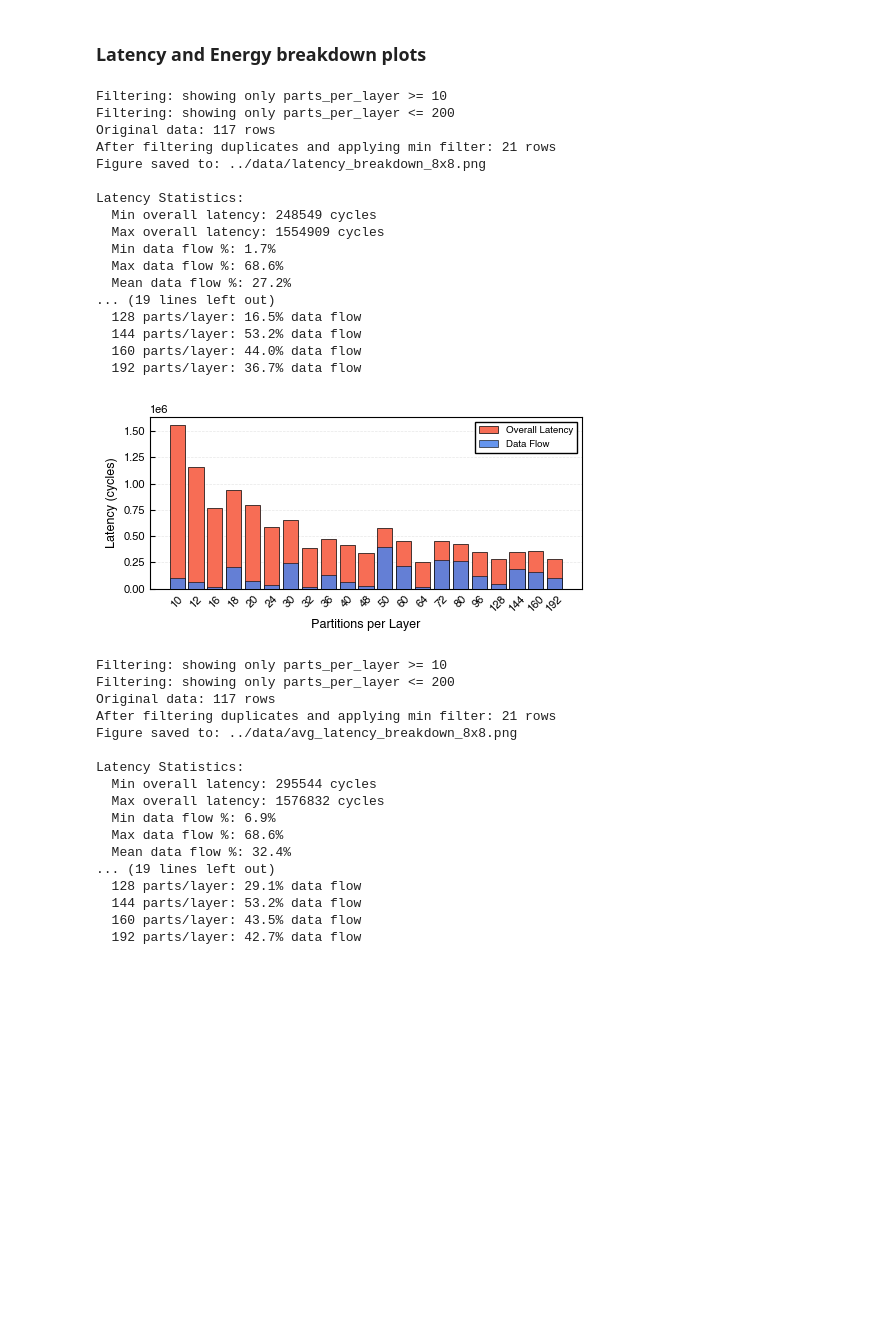
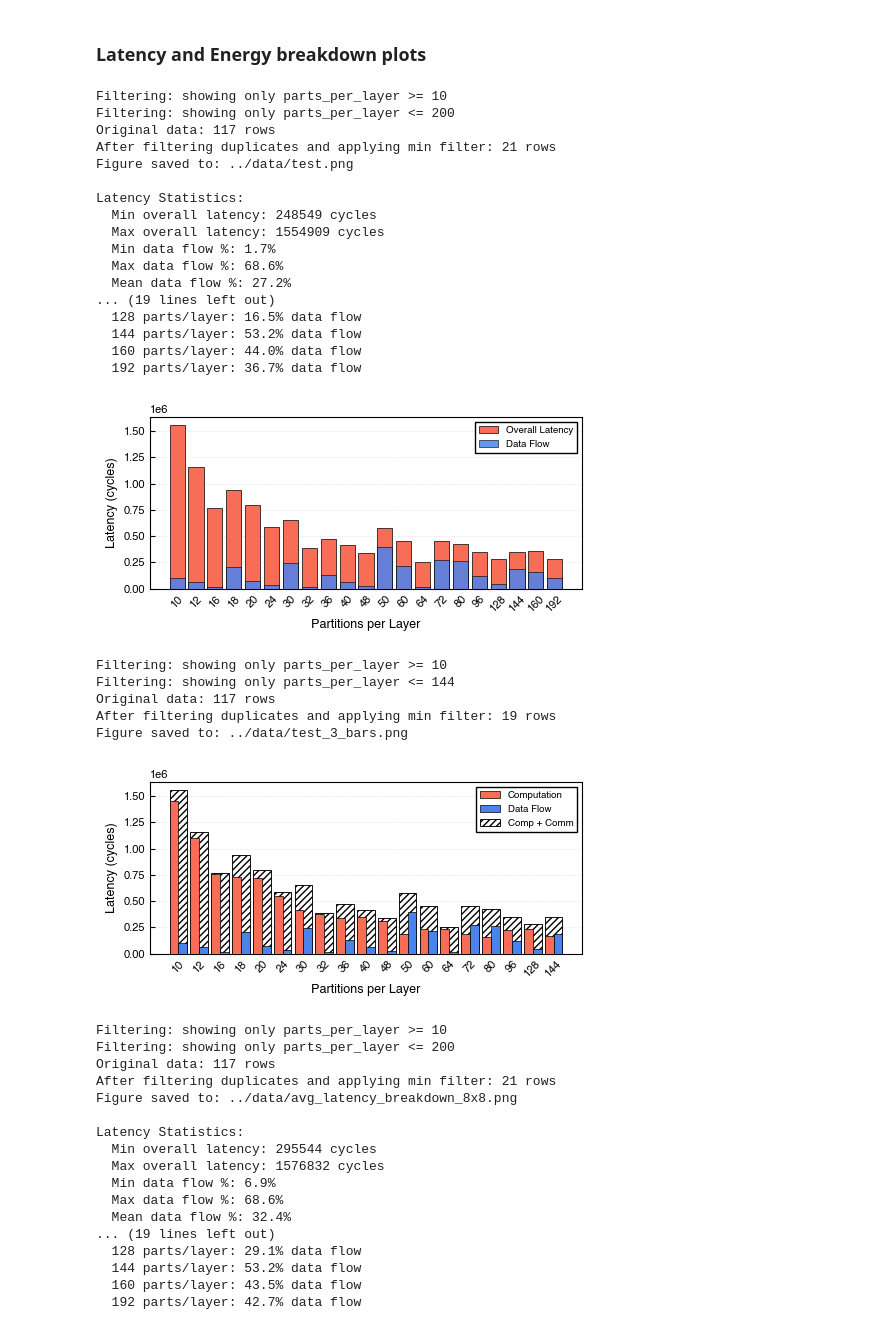
Before and after one commit to jjastrz14/ReNOS, a Jupyter notebook: notebooks/NoC_comparisons.ipynb, the cells around one changed output. Cells and saved outputs as stored; diff of their text form; code cells hidden in the pictures; blank space fills up the shorter version.

```diff
--- a/notebooks/NoC_comparisons.ipynb
+++ b/notebooks/NoC_comparisons.ipynb
@@ -712,12 +867,12 @@ def plot_latency_breakdown_ieee(csv_path, figsize=(5.0, 2.5), save_path=None, dp
 # %%
-data_energy = '../data/light_noc_comp/Latency_energy_results_ResNet32_early_blocks_8x8.csv'
-data_energy_12x12 = '../data/light_noc_comp_2/Latency_energy_results_ResNet32_early_blocks_12x12.csv'
+data_energy = '../data/light_noc_comp_8x8_10October/Latency_energy_results_ResNet32_early_blocks_8x8.csv'
+data_energy_12x12 = '../data/light_noc_comp_12x12_10October/Latency_energy_results_ResNet32_early_blocks_12x12.csv'
 # %%
 # Generate the latency breakdown bar plot
 fig, ax = plot_latency_breakdown_ieee(
     csv_path=data_energy,
     figsize=(5.0, 2.5),  # Wider than the previous plot
-    save_path='../data/latency_breakdown_8x8.png',
+    save_path='../data/test.png',
     dpi=800,
     min_parts_per_layer=10,  # Only show results for 8+ partitions per layer
     max_parts_per_layer=200,
@@ -730,7 +885,7 @@ Filtering: showing only parts_per_layer >= 10
 Filtering: showing only parts_per_layer <= 200
 Original data: 117 rows
 After filtering duplicates and applying min filter: 21 rows
-Figure saved to: ../data/latency_breakdown_8x8.png
+Figure saved to: ../data/test.png
 
 Latency Statistics:
   Min overall latency: 248549 cycles
@@ -744,6 +899,25 @@ Latency Statistics:
   160 parts/layer: 44.0% data flow
   192 parts/layer: 36.7% data flow
 [figure]
+# %%
+fig, ax = plot_latency_breakdown_new_3_bars(
+    csv_path=data_energy,
+    figsize=(5.0, 2.5),  # Wider than the previous plot
+    save_path='../data/test_3_bars.png',
+    dpi=800,
+    min_parts_per_layer=10,  # Only show results for 8+ partitions per layer
+    max_parts_per_layer=144,
+    take_avg=False  # Take the best (minimum latency) for duplicates
+)
+
+plt.show()
+# %% [output]
+Filtering: showing only parts_per_layer >= 10
+Filtering: showing only parts_per_layer <= 144
+Original data: 117 rows
+After filtering duplicates and applying min filter: 19 rows
+Figure saved to: ../data/test_3_bars.png
+[figure, added]
 # %%
 # Generate the latency breakdown bar plot
 fig, ax = plot_latency_breakdown_ieee(
```
Also changed, not shown: parts of 1 cell of this notebook, 2 other files.
